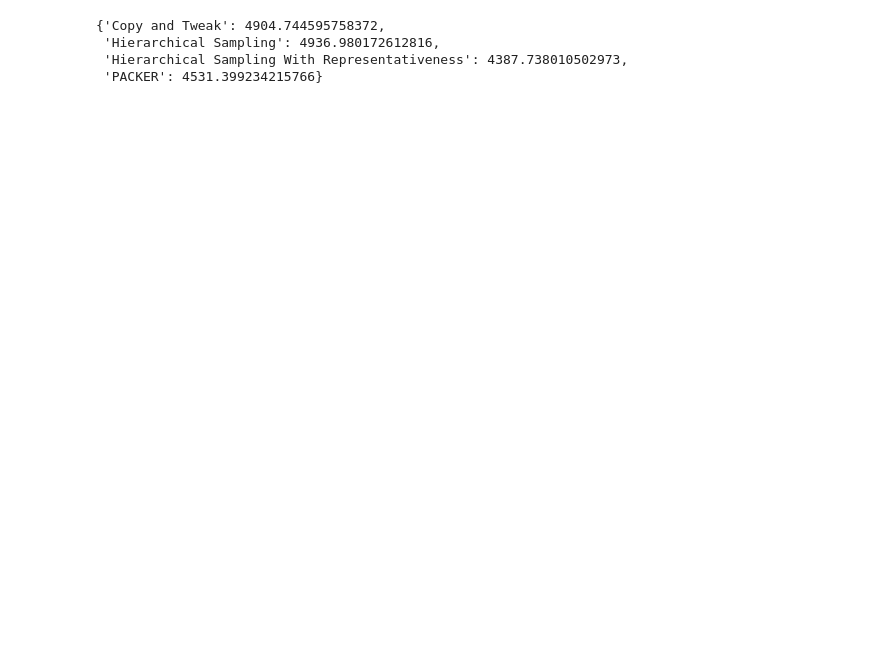
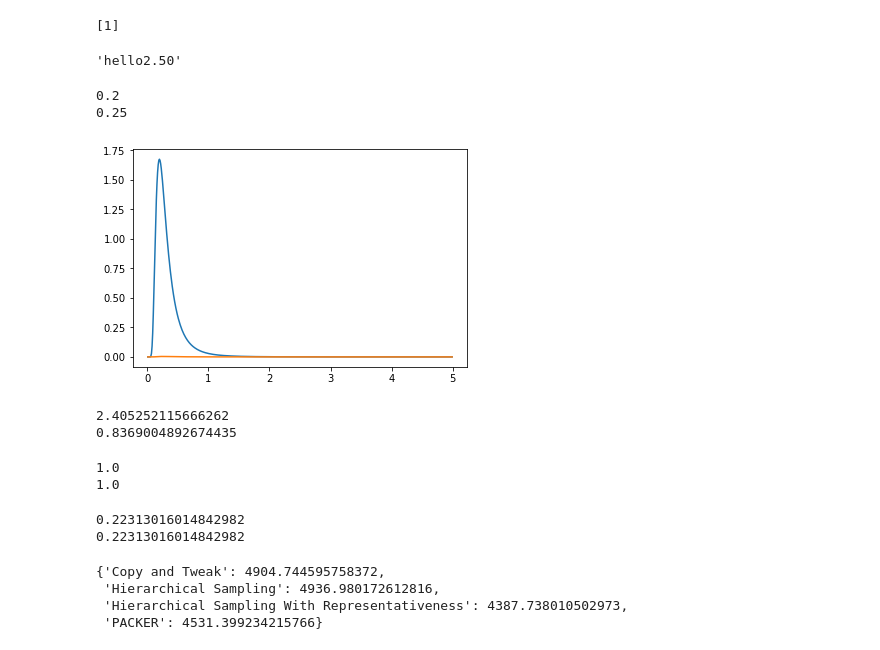
Before and after one commit to AusterweilLab/generating_categories, a Jupyter notebook: Experiments/cogpsych-code/Untitled.ipynb, the cells around one changed output. Cells and saved outputs as stored; diff of their text form; code cells hidden in the pictures; blank space fills up the shorter version.

```diff
--- a/Experiments/cogpsych-code/Untitled.ipynb
+++ b/Experiments/cogpsych-code/Untitled.ipynb
@@ -1,3 +1,64 @@
+# %%
+a = []
+a+=[1]
+a
+# %% [output]
+[1]
+# %%
+'hello%.2f' % 2.5
+# %% [output]
+'hello2.50'
+# %%
+from scipy.stats import invwishart
+import numpy as np
+import matplotlib.pyplot as plt
+execfile('Imports.py')
+import Modules.Funcs as funcs
+
+df = 2
+scale = np.eye(2)
+tdist = invwishart(df=df,scale=scale)
+x_scalar = np.arange(.01,5,.01)
+x = [xi * np.eye(2) for xi in x_scalar]
+y = [tdist.pdf(xxi) for xxi in x]
+plt.plot(x_scalar,y)
+print(x_scalar[y.index(max(y))])
+
+ya = [funcs.invwishartpdf(xxi,scale,1.01) for xxi in x]
+
+# ya2 = [funcs.invwishartpdf2(xxi,scale,df) for xxi in x]
+
+plt.plot(x_scalar,ya)
+print(x_scalar[ya.index(max(ya))])
+
+# print(x_scalar[ya2.index(max(ya2))])
+# %% [output]
+0.2
+0.25
+[figure, added]
+# %%
+print(funcs.mvgamma(3,1.213))
+print(funcs.mvgamma2(1.213))
+# %% [output]
+2.405252115666262
+0.8369004892674435
+# %%
+from numpy.linalg import det
+nu = 2
+scale = np.eye(2)
+X = np.eye(2)
+p = 2
+print(det(X) ** (-(nu+p+1)/2))
+print(1/(det(X) ** ((nu+p+1)/2)))
+# %% [output]
+1.0
+1.0
+# %%
+print(np.exp(-(3.)/2))
+print(np.exp(-1/2. * 3.))
+# %% [output]
+0.22313016014842982
+0.22313016014842982
 # %%
 import pickle, sys, os
 import pandas as pd
```
Also changed, not shown: 10 other files.
